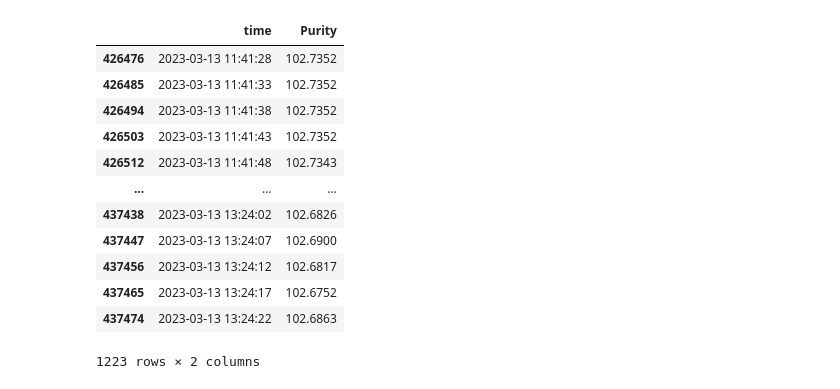
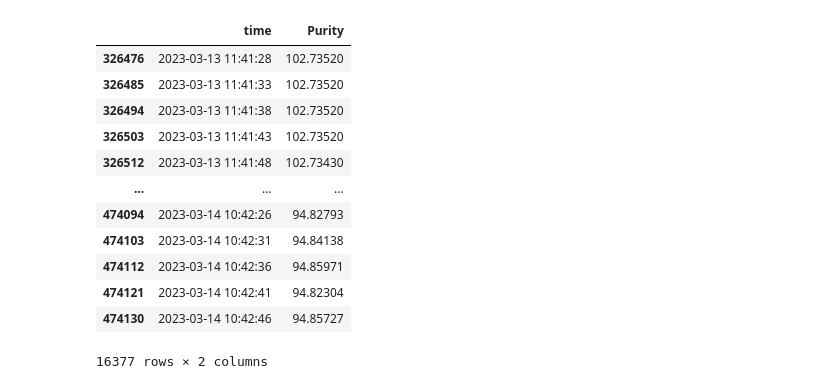
Before and after one commit to connrich/Data-Log-Visualization, a Jupyter notebook: BGA Data Logging/P625_Ultrasonic_Test.ipynb, the cells around one changed output. Cells and saved outputs as stored; diff of their text form; code cells hidden in the pictures.

```diff
--- a/BGA Data Logging/P625_Ultrasonic_Test.ipynb
+++ b/BGA Data Logging/P625_Ultrasonic_Test.ipynb
@@ -5,40 +5,45 @@ from matplotlib import pyplot as plt
 # %%
 # Import the csv files
 purity = pd.read_csv('P625_Log.csv', delimiter=',', decimal='.')
-log_ultra = pd.read_csv('UltrasonicTest0.csv', delimiter=';', decimal=',')
+log_ultra = pd.read_csv('UltrasonicTest0.csv', delimiter=';', decimal=',', low_memory=False)
 # %%
 # Keep only the ultrasonic purity
 log_ultra = log_ultra[log_ultra['VarName'] == 'Calculated_He']
 
 # Drop unneeded columns
 log_ultra.drop(['VarName', 'Validity', 'Time_ms'], axis=1, inplace=True)
 
 # Convert time strings to datetime objects
 log_ultra['TimeString'] = pd.to_datetime(log_ultra['TimeString'], format='%d.%m.%Y %H:%M:%S', errors='coerce')
 
 # Trim the date range
 log_ultra = log_ultra[(log_ultra['TimeString'] > '2023-03-13')]
 
+# Change column headers for easier handling
 log_ultra = log_ultra.rename(columns={'TimeString': 'time', 'VarValue': 'Purity'})
 
+# Fix decimal and convert str to float
 log_ultra['Purity'] = log_ultra['Purity'].str.replace(',', '.')
 log_ultra['Purity'] = pd.to_numeric(log_ultra['Purity'])
 
+# Remove bad values
+log_ultra = log_ultra[log_ultra['Purity'] > 5]
+
 log_ultra
 # %% [output]
 |  | time | Purity |
-| 426476 | 2023-03-13 11:41:28 | 102.7352 |
-| 426485 | 2023-03-13 11:41:33 | 102.7352 |
-| 426494 | 2023-03-13 11:41:38 | 102.7352 |
-| 426503 | 2023-03-13 11:41:43 | 102.7352 |
-| 426512 | 2023-03-13 11:41:48 | 102.7343 |
+| 326476 | 2023-03-13 11:41:28 | 102.73520 |
+| 326485 | 2023-03-13 11:41:33 | 102.73520 |
+| 326494 | 2023-03-13 11:41:38 | 102.73520 |
+| 326503 | 2023-03-13 11:41:43 | 102.73520 |
+| 326512 | 2023-03-13 11:41:48 | 102.73430 |
 | ... | ... | ... |
-| 437438 | 2023-03-13 13:24:02 | 102.6826 |
-| 437447 | 2023-03-13 13:24:07 | 102.6900 |
-| 437456 | 2023-03-13 13:24:12 | 102.6817 |
-| 437465 | 2023-03-13 13:24:17 | 102.6752 |
-| 437474 | 2023-03-13 13:24:22 | 102.6863 |
+| 474094 | 2023-03-14 10:42:26 | 94.82793 |
+| 474103 | 2023-03-14 10:42:31 | 94.84138 |
+| 474112 | 2023-03-14 10:42:36 | 94.85971 |
+| 474121 | 2023-03-14 10:42:41 | 94.82304 |
+| 474130 | 2023-03-14 10:42:46 | 94.85727 |
-1223 rows × 2 columns
+16377 rows × 2 columns
 # %%
 # Time strings to datetime objects
 purity['time'] = pd.to_datetime(purity['time'])
```
Also changed, not shown: parts of 2 cells of this notebook.
